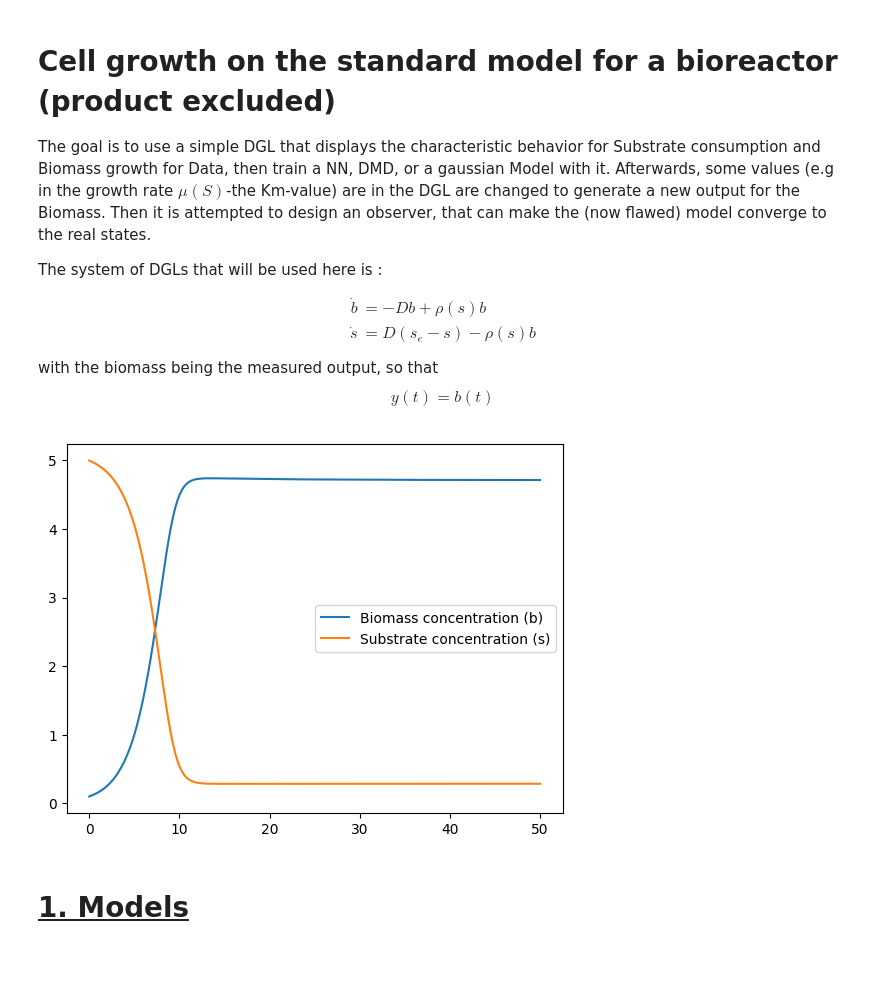
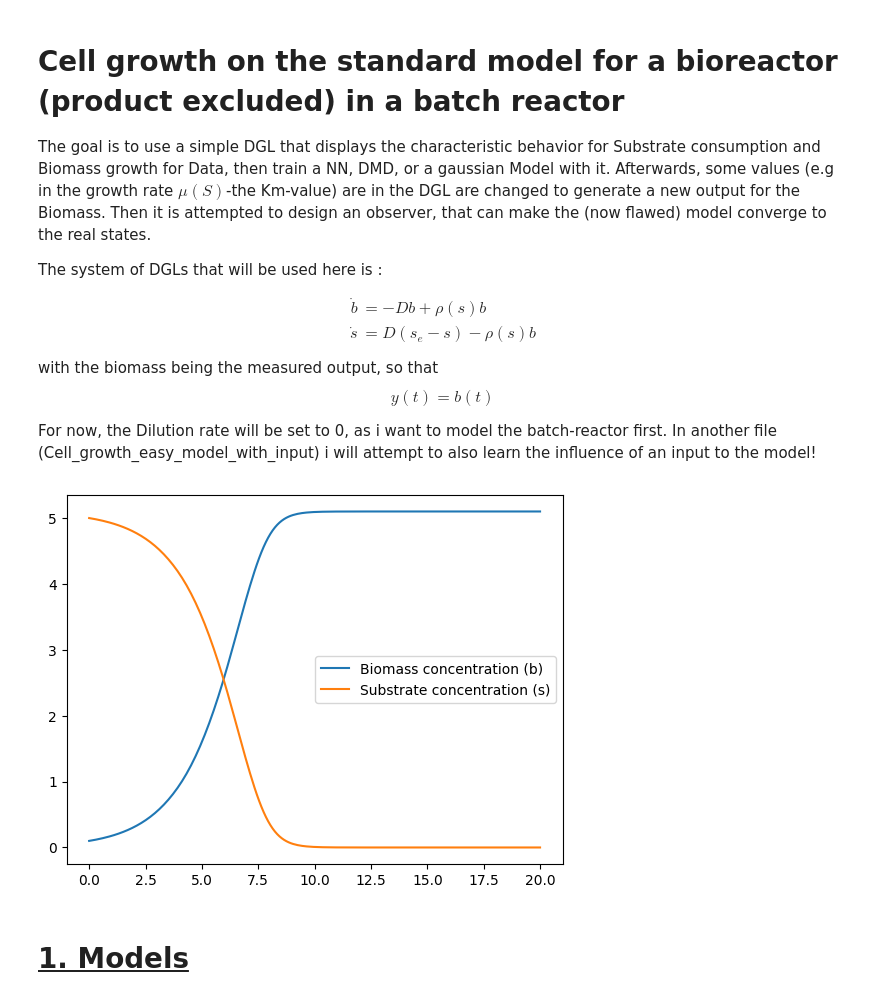
Before and after one commit to therealtoby1/Master, a Jupyter notebook: Cell_growth_easy_Model.ipynb, the cells around one changed output. Saved outputs shown, nothing was run; the diff lists cells and outputs as text; code cells hidden in the pictures; blank space fills up the shorter version.

```diff
--- a/Cell_growth_easy_Model.ipynb
+++ b/Cell_growth_easy_Model.ipynb
@@ -1,5 +1,5 @@
 # %% [markdown]
-# Cell growth on the standard model for a bioreactor (product excluded)
+# Cell growth on the standard model for a bioreactor (product excluded) in a batch reactor
 The goal is to use a simple DGL that displays the characteristic behavior for Substrate consumption and Biomass growth for Data, then train a NN, DMD, or a gaussian Model with it. Afterwards, some values (e.g in the growth rate $\mu(S)$-the Km-value) are in the DGL are changed to generate a new output for the Biomass. Then it is attempted to design an observer, that can make the (now flawed) model converge to the real states.
 
 The system of DGLs that will be used here is :
@@ -13,6 +13,9 @@ $$
 $$
 with the biomass being the measured output, so that
 $$y(t)=b(t)$$
+
+For now, the Dilution rate will be set to 0, as i want to model the batch-reactor first.
+In another file (Cell_growth_easy_model_with_input) i will attempt to also learn the influence of an input to the model!
 # %%
 import numpy as np
 from scipy.integrate import solve_ivp
@@ -20,36 +23,36 @@ import matplotlib.pyplot as plt
 import helperfunctions as hf
 
 
 def Biosystem(t, y, D, K_m, s_e, mu_max):
     b, s = y
     rho = mu_max * s / (K_m + s)
     dbdt = -D * b + rho * b
     dsdt = D * (s_e - s) - rho * b
     return [dbdt, dsdt]
 
 
 # Initial conditions
 y0 = [0.1, 5.0]
 
 # Time span
-t_span = (0, 50)
+t_span = (0, 20)
 t_eval = np.linspace(*t_span, 200)
 
 # Parameter values
-D = 0.1         # Dilution rate
+D = 0        # Dilution rate
 K_m = 2          # Monod-constant
 s_e = 5         # External substrate concentration
 mu_max = 0.8       # Maximum specific growth rate
 
 # Solve ODE
 sol = solve_ivp(Biosystem, t_span, y0, args=(D, K_m, s_e, mu_max), t_eval=t_eval)
 
 plt.plot(sol.t,sol.y[0], label='Biomass concentration (b)')
 plt.plot(sol.t, sol.y[1], label='Substrate concentration (s)')
 plt.legend( loc='best')
 plt.show()
 # %% [output]
-[figure, old version]
+[figure, new version]
 # %% [markdown]
 # <u> **1. Models** </u>
 # %% [markdown]
```
Also changed, not shown: parts of 11 cells of this notebook.
